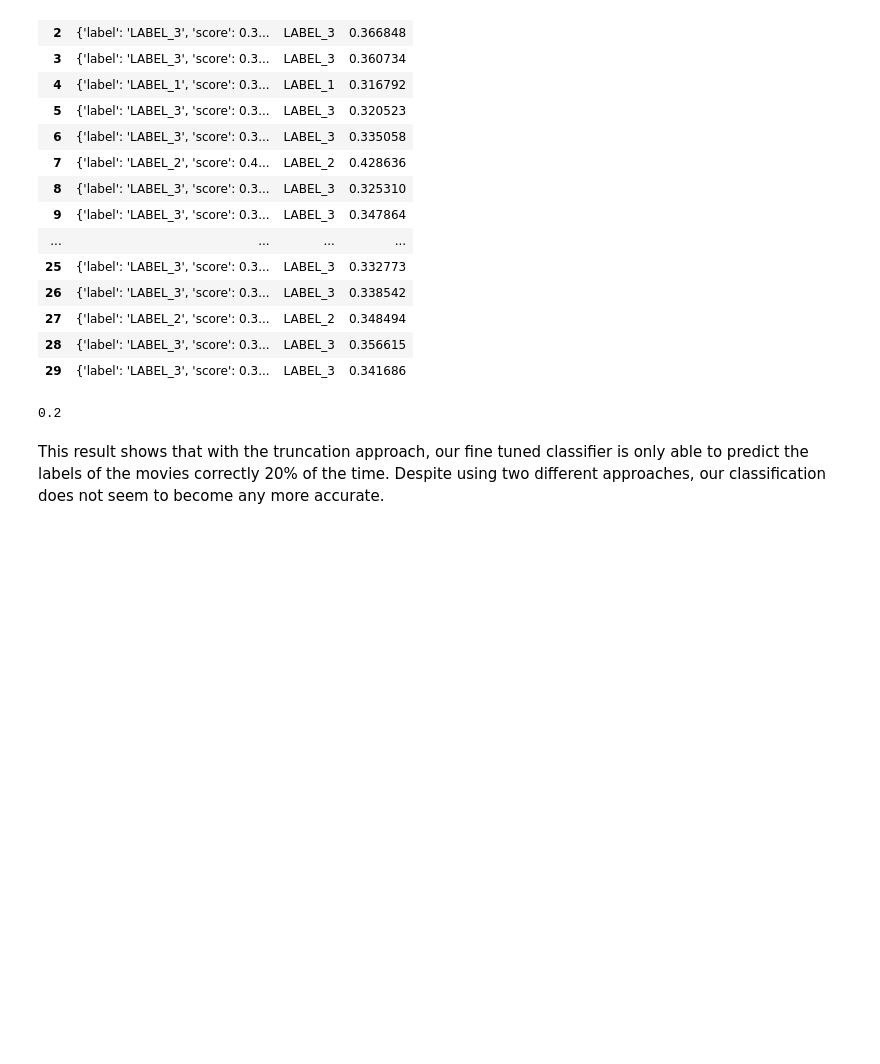
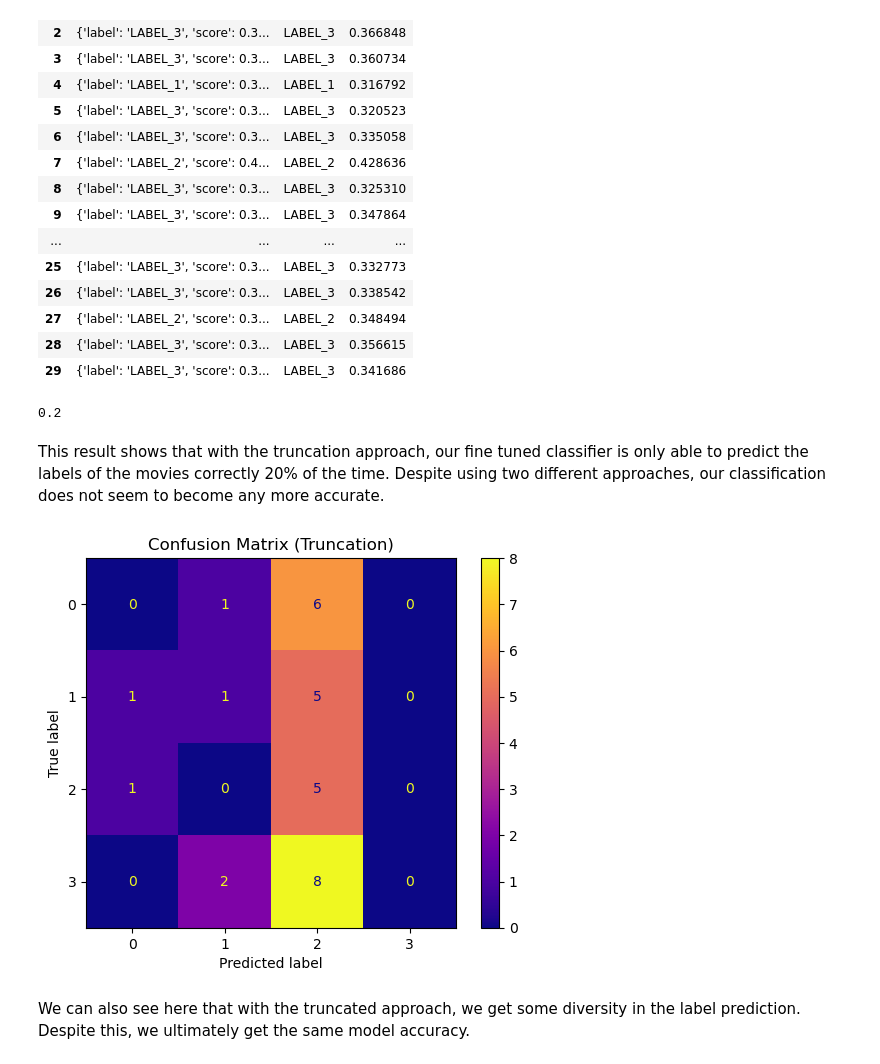
Before and after one commit to narenp12/stats133finalproject, a Jupyter notebook: Python/LLM NLP/finetune_preds.ipynb, the cells around one changed output. Drawn from its saved outputs; the diff is of its cells as text; code cells hidden in the pictures; blank space fills up the shorter version.

```diff
--- a/Python/LLM NLP/finetune_preds.ipynb
+++ b/Python/LLM NLP/finetune_preds.ipynb
@@ -166,3 +168,16 @@ movies.query('decade == label').shape[0] / movies.shape[0]
 0.2
 # %% [markdown]
 This result shows that with the truncation approach, our fine tuned classifier is only able to predict the labels of the movies correctly 20% of the time. Despite using two different approaches, our classification does not seem to become any more accurate.
+# %%
+import matplotlib.pyplot as plt
+
+cm = confusion_matrix(movies['decade'], movies['label'])
+
+disp = ConfusionMatrixDisplay(confusion_matrix=cm)
+disp.plot(cmap=plt.cm.plasma) # You can change the color map (e.g., 'viridis', 'gray')
+plt.title('Confusion Matrix (Truncation)')
+plt.show()
+# %% [output]
+[figure, added]
+# %% [markdown]
+We can also see here that with the truncated approach, we get some diversity in the label prediction. Despite this, we ultimately get the same model accuracy.
```
Also changed, not shown: parts of 3 cells of this notebook.
